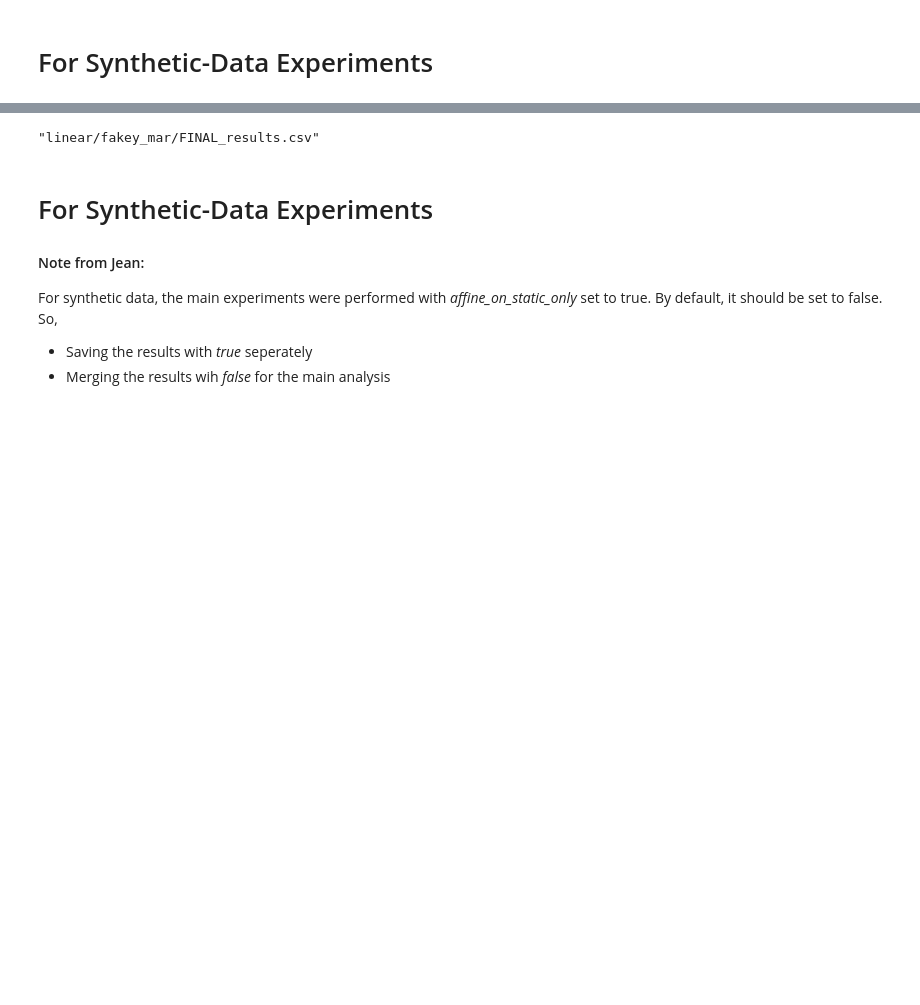
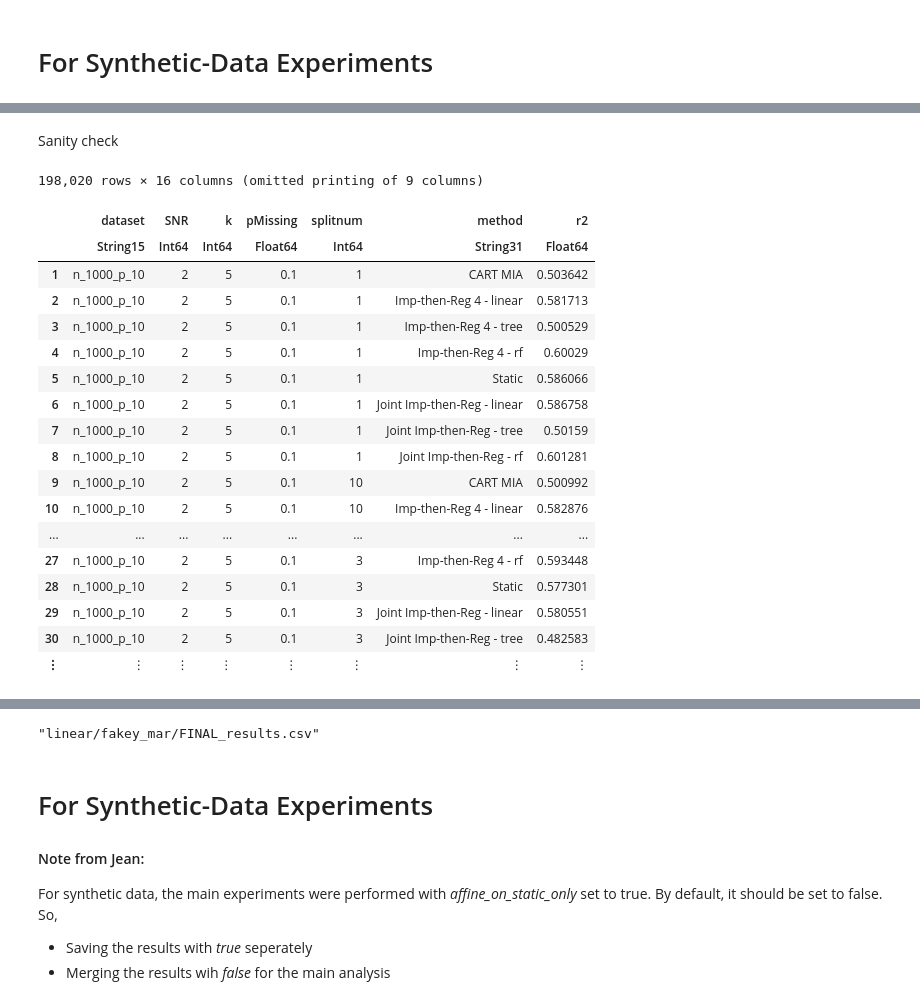
Before and after one commit to adelarue/PMD, a Jupyter notebook: results/Compile results together.ipynb, the cells around one changed output, grey strips where cells are left out. Drawn from its saved outputs; the diff is of its cells as text; code cells hidden in the pictures; blank space fills up the shorter version.

```diff
--- a/results/Compile results together.ipynb
+++ b/results/Compile results together.ipynb
@@ -106,3 +247,48 @@ unique(filter( t-> t[:nrow] < 10, combine(groupby(res, [:dataset, :method]), nro
+# %% [markdown]
+Sanity check
+# %%
+df = CSV.read("synthetic/linear_mar/FINAL_results.csv", DataFrame)
+df[!,:setting] .= "1 - Lin-MAR"
+
+aux = CSV.read("synthetic/linear_censoring/FINAL_results.csv", DataFrame)
+aux[!,:setting] .= "2 - Syn-NMAR"
+df = vcat(df, aux)
+
+aux = CSV.read("synthetic/tree_mar/FINAL_results.csv", DataFrame)
+aux[!,:setting] .= "3 - Tree-MAR"
+df = vcat(df, aux)
+
+aux = CSV.read("synthetic/tree_censoring/FINAL_results.csv", DataFrame)
+aux[!,:setting] .= "4 - Tree-NMAR"
+df = vcat(df, aux)
+
+aux = CSV.read("synthetic/nn_mar/FINAL_results.csv", DataFrame)
+aux[!,:setting] .= "5 - NN-MAR"
+df = vcat(df, aux)
+
+aux = CSV.read("synthetic/nn_censoring/FINAL_results.csv", DataFrame)
+aux[!,:setting] .= "6 - NN-NMAR"
+df = vcat(df, aux)
+# %% [output]
+198,020 rows × 16 columns (omitted printing of 9 columns)
+|  | dataset | SNR | k | pMissing | splitnum | method | r2 |
+|  | String15 | Int64 | Int64 | Float64 | Int64 | String31 | Float64 |
+| 1 | n_1000_p_10 | 2 | 5 | 0.1 | 1 | CART MIA | 0.503642 |
+| 2 | n_1000_p_10 | 2 | 5 | 0.1 | 1 | Imp-then-Reg 4 - linear | 0.581713 |
+| 3 | n_1000_p_10 | 2 | 5 | 0.1 | 1 | Imp-then-Reg 4 - tree | 0.500529 |
+| 4 | n_1000_p_10 | 2 | 5 | 0.1 | 1 | Imp-then-Reg 4 - rf | 0.60029 |
+| 5 | n_1000_p_10 | 2 | 5 | 0.1 | 1 | Static | 0.586066 |
+| 6 | n_1000_p_10 | 2 | 5 | 0.1 | 1 | Joint Imp-then-Reg - linear | 0.586758 |
+| 7 | n_1000_p_10 | 2 | 5 | 0.1 | 1 | Joint Imp-then-Reg - tree | 0.50159 |
+| 8 | n_1000_p_10 | 2 | 5 | 0.1 | 1 | Joint Imp-then-Reg - rf | 0.601281 |
+| 9 | n_1000_p_10 | 2 | 5 | 0.1 | 10 | CART MIA | 0.500992 |
+| 10 | n_1000_p_10 | 2 | 5 | 0.1 | 10 | Imp-then-Reg 4 - linear | 0.582876 |
+| ... | ... | ... | ... | ... | ... | ... | ... |
+| 27 | n_1000_p_10 | 2 | 5 | 0.1 | 3 | Imp-then-Reg 4 - rf | 0.593448 |
+| 28 | n_1000_p_10 | 2 | 5 | 0.1 | 3 | Static | 0.577301 |
+| 29 | n_1000_p_10 | 2 | 5 | 0.1 | 3 | Joint Imp-then-Reg - linear | 0.580551 |
+| 30 | n_1000_p_10 | 2 | 5 | 0.1 | 3 | Joint Imp-then-Reg - tree | 0.482583 |
+| ⋮ | ⋮ | ⋮ | ⋮ | ⋮ | ⋮ | ⋮ | ⋮ |
 # %%
 for directory = "nn/".*["fakey_mar/", "fakey_nmar/", "fakey_mar_adv/"]
     subdir="debug/"
```
Also changed, not shown: parts of 12 cells of this notebook, 4 other files.
